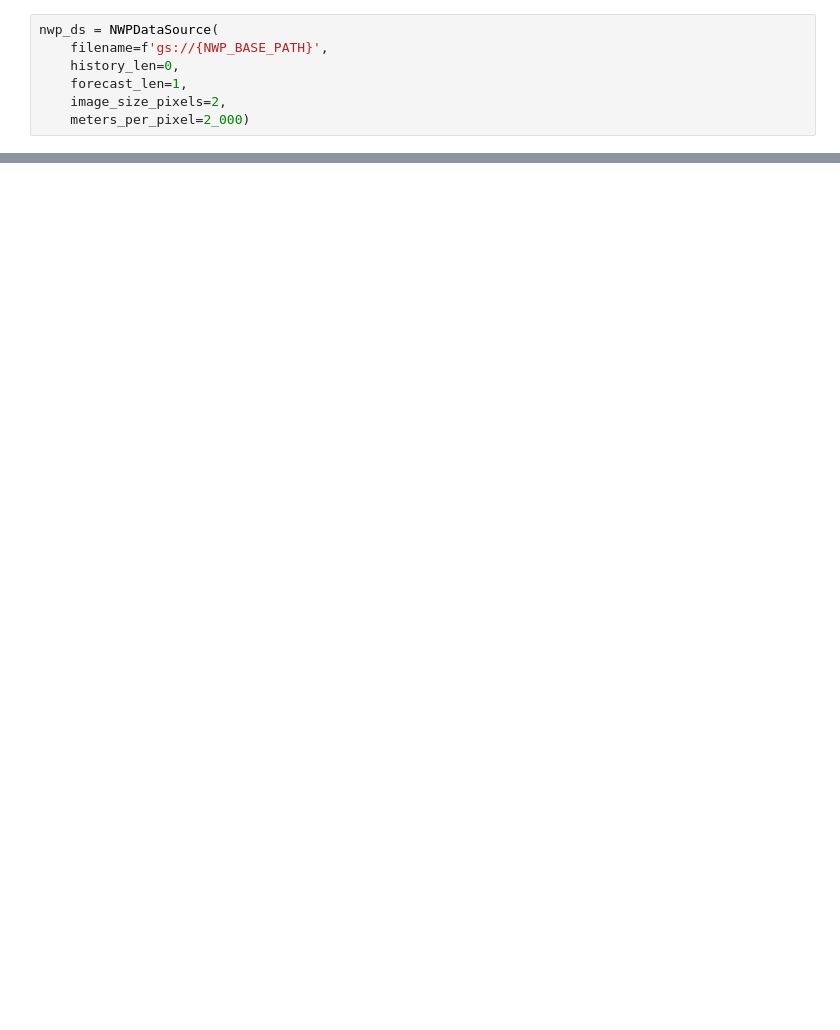
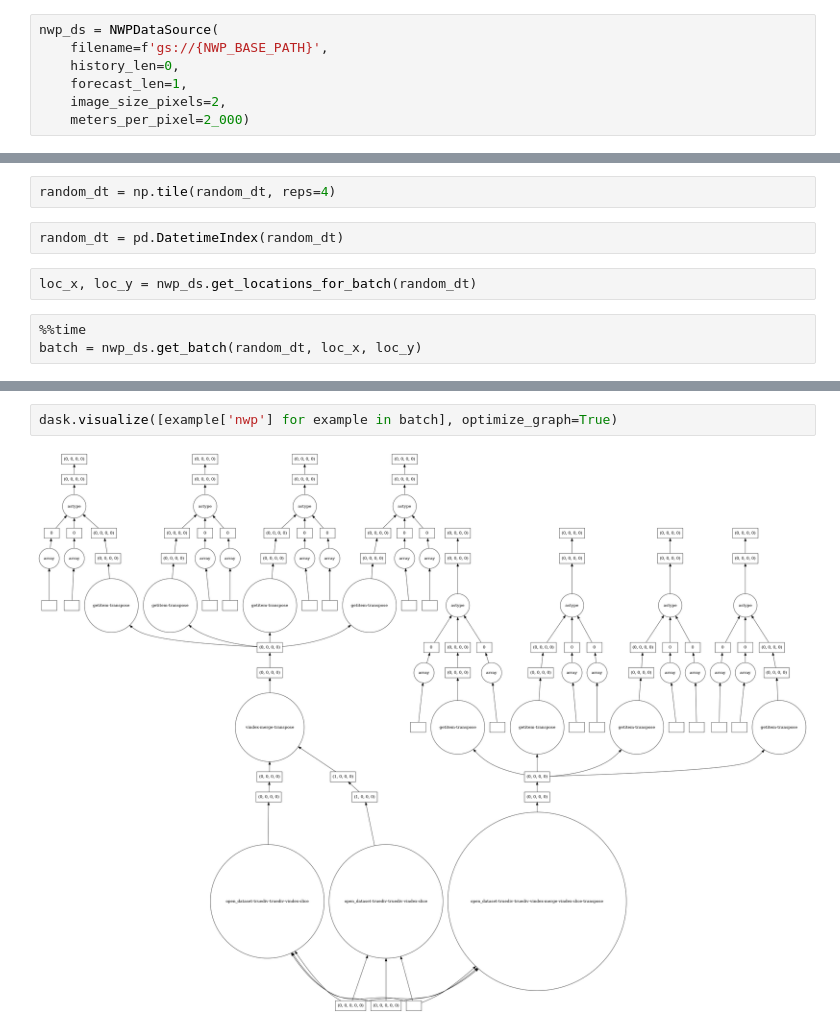
Before and after one commit to openclimatefix/nowcasting_dataset, a Jupyter notebook: notebooks/testing_NWPDataSource.ipynb, the cells around one changed output, grey strips where cells are left out. Cells and saved outputs as stored; diff of their text form; blank space fills up the shorter version.

```diff
--- a/notebooks/testing_NWPDataSource.ipynb
+++ b/notebooks/testing_NWPDataSource.ipynb
@@ -45,0 +105,9 @@ nwp_ds.empty_cache()
+# %%
+random_dt = np.tile(random_dt, reps=4)
+# %%
+random_dt = pd.DatetimeIndex(random_dt)
+# %%
+loc_x, loc_y = nwp_ds.get_locations_for_batch(random_dt)
+# %%
+%%time
+batch = nwp_ds.get_batch(random_dt, loc_x, loc_y)
@@ -46,3 +137,7 @@ nwp_ds.empty_cache()
+# %%
+dask.visualize([example['nwp'] for example in batch], optimize_graph=True)
+# %% [output]
+[figure, added]
 # %%
 %%time
 example = nwp_ds.get_example(
```
Also changed, not shown: parts of 16 cells of this notebook, 5 other files.
